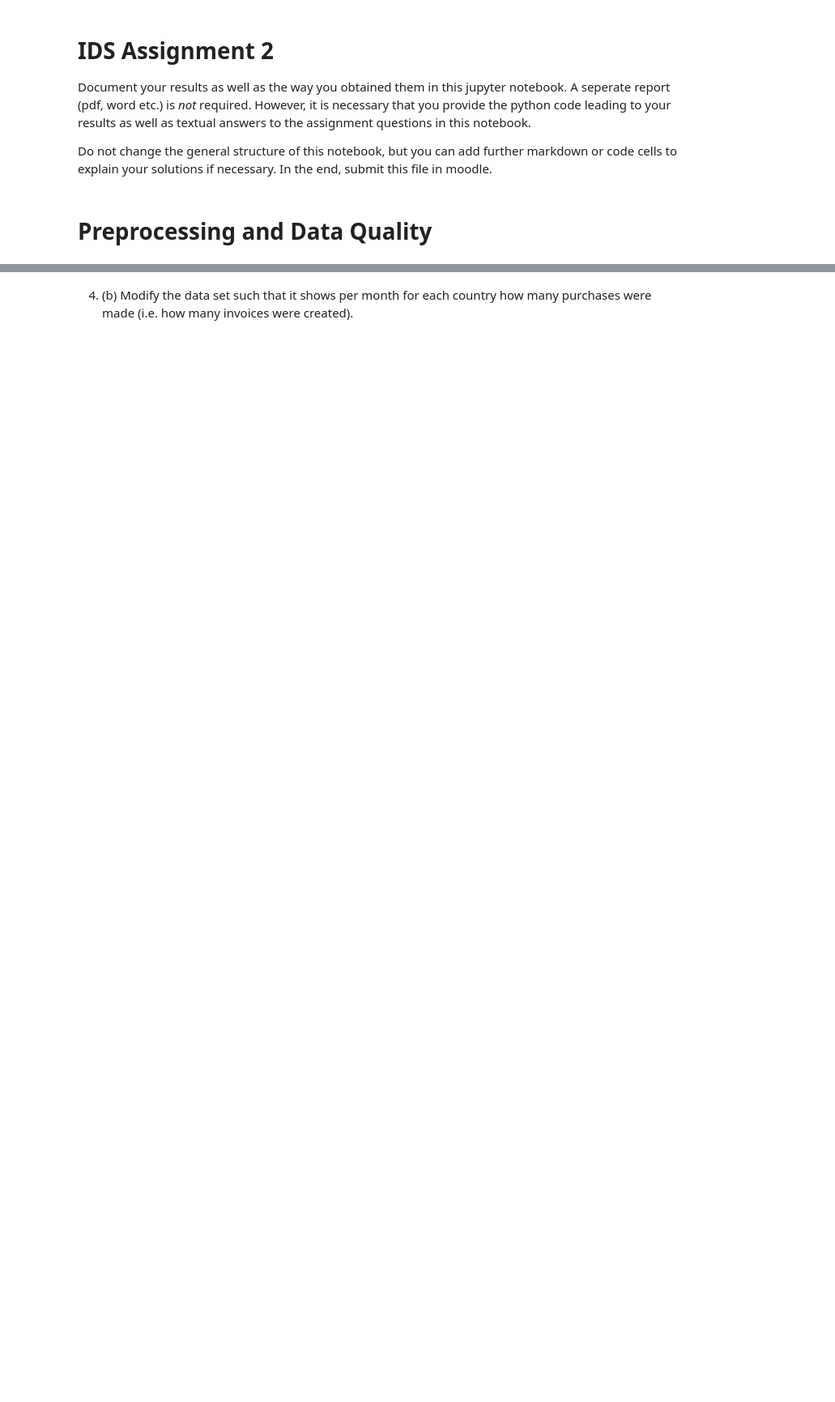
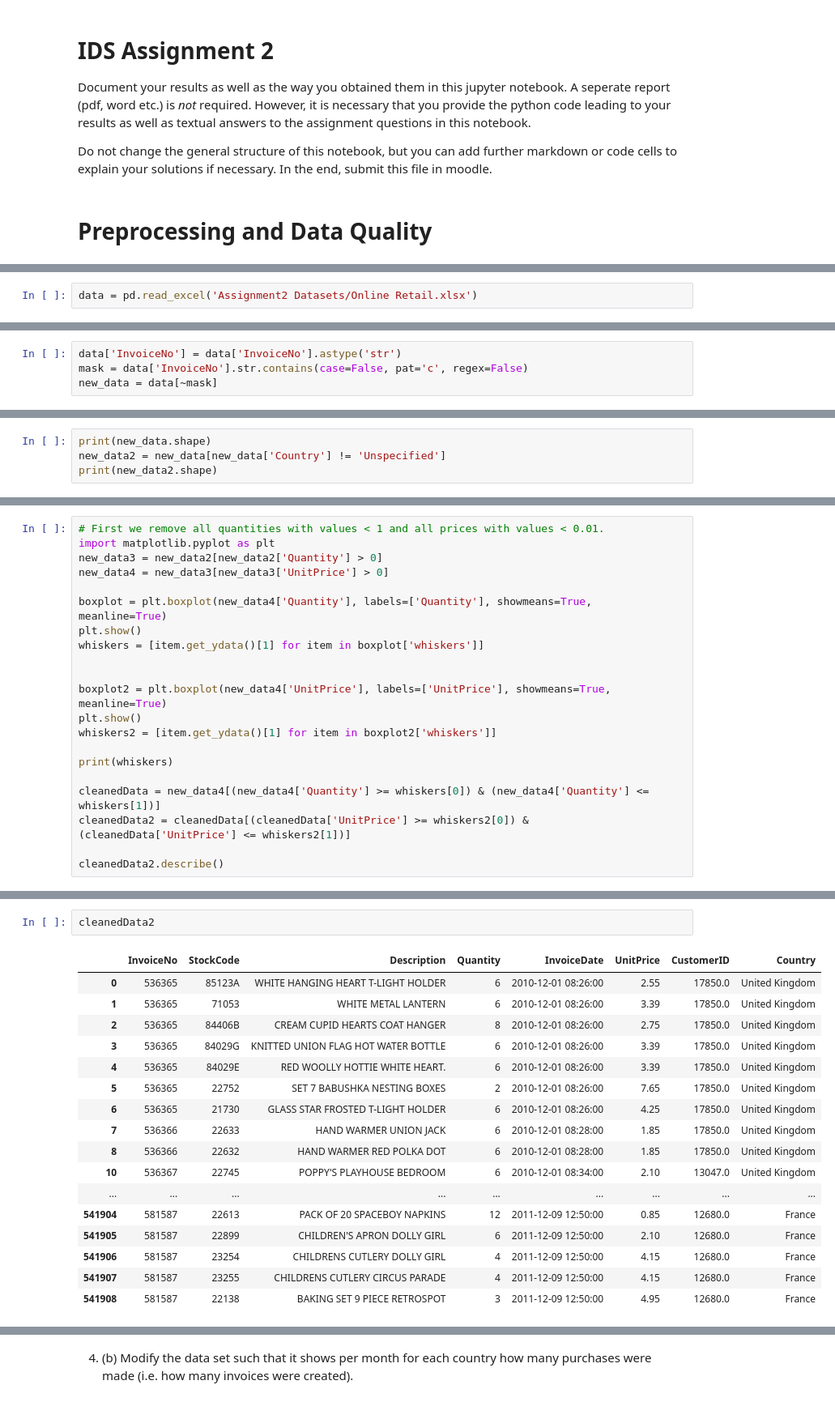
Before and after one commit to mrsonuk/university, a Jupyter notebook: data_science/assignment/02/Assignment2.ipynb, the cells around one changed output, grey strips where cells are left out. Shown at 81% size. Saved outputs shown, nothing was run; the diff lists cells and outputs as text; blank space fills up the shorter version.

```diff
--- a/data_science/assignment/02/Assignment2.ipynb
+++ b/data_science/assignment/02/Assignment2.ipynb
@@ -37,0 +17,2 @@ Create a stream graph that visualizes the number  of purchases (invoices) per co
+# %%
+data = pd.read_excel('Assignment2 Datasets/Online Retail.xlsx')
@@ -37,0 +40,4 @@ Create a stream graph that visualizes the number  of purchases (invoices) per co
+# %%
+data['InvoiceNo'] = data['InvoiceNo'].astype('str')
+mask = data['InvoiceNo'].str.contains(case=False, pat='c', regex=False)
+new_data = data[~mask]
@@ -37,0 +85,4 @@ Create a stream graph that visualizes the number  of purchases (invoices) per co
+# %%
+print(new_data.shape)
+new_data2 = new_data[new_data['Country'] != 'Unspecified']
+print(new_data2.shape)
@@ -37,0 +95,21 @@ Create a stream graph that visualizes the number  of purchases (invoices) per co
+# %%
+# First we remove all quantities with values < 1 and all prices with values < 0.01.
+import matplotlib.pyplot as plt
+new_data3 = new_data2[new_data2['Quantity'] > 0]
+new_data4 = new_data3[new_data3['UnitPrice'] > 0]
+
+boxplot = plt.boxplot(new_data4['Quantity'], labels=['Quantity'], showmeans=True, meanline=True)
+plt.show()
+whiskers = [item.get_ydata()[1] for item in boxplot['whiskers']]
+
+
+boxplot2 = plt.boxplot(new_data4['UnitPrice'], labels=['UnitPrice'], showmeans=True, meanline=True)
+plt.show()
+whiskers2 = [item.get_ydata()[1] for item in boxplot2['whiskers']]
+
+print(whiskers)
+
+cleanedData = new_data4[(new_data4['Quantity'] >= whiskers[0]) & (new_data4['Quantity'] <= whiskers[1])]
+cleanedData2 = cleanedData[(cleanedData['UnitPrice'] >= whiskers2[0]) & (cleanedData['UnitPrice'] <= whiskers2[1])]
+
+cleanedData2.describe()
@@ -37,0 +153,20 @@ Create a stream graph that visualizes the number  of purchases (invoices) per co
+# %%
+cleanedData2
+# %% [output]
+|  | InvoiceNo | StockCode | Description | Quantity | InvoiceDate | UnitPrice | CustomerID | Country |
+| 0 | 536365 | 85123A | WHITE HANGING HEART T-LIGHT HOLDER | 6 | 2010-12-01 08:26:00 | 2.55 | 17850.0 | United Kingdom |
+| 1 | 536365 | 71053 | WHITE METAL LANTERN | 6 | 2010-12-01 08:26:00 | 3.39 | 17850.0 | United Kingdom |
+| 2 | 536365 | 84406B | CREAM CUPID HEARTS COAT HANGER | 8 | 2010-12-01 08:26:00 | 2.75 | 17850.0 | United Kingdom |
+| 3 | 536365 | 84029G | KNITTED UNION FLAG HOT WATER BOTTLE | 6 | 2010-12-01 08:26:00 | 3.39 | 17850.0 | United Kingdom |
+| 4 | 536365 | 84029E | RED WOOLLY HOTTIE WHITE HEART. | 6 | 2010-12-01 08:26:00 | 3.39 | 17850.0 | United Kingdom |
+| 5 | 536365 | 22752 | SET 7 BABUSHKA NESTING BOXES | 2 | 2010-12-01 08:26:00 | 7.65 | 17850.0 | United Kingdom |
+| 6 | 536365 | 21730 | GLASS STAR FROSTED T-LIGHT HOLDER | 6 | 2010-12-01 08:26:00 | 4.25 | 17850.0 | United Kingdom |
+| 7 | 536366 | 22633 | HAND WARMER UNION JACK | 6 | 2010-12-01 08:28:00 | 1.85 | 17850.0 | United Kingdom |
+| 8 | 536366 | 22632 | HAND WARMER RED POLKA DOT | 6 | 2010-12-01 08:28:00 | 1.85 | 17850.0 | United Kingdom |
+| 10 | 536367 | 22745 | POPPY'S PLAYHOUSE BEDROOM | 6 | 2010-12-01 08:34:00 | 2.10 | 13047.0 | United Kingdom |
+| ... | ... | ... | ... | ... | ... | ... | ... | ... |
+| 541904 | 581587 | 22613 | PACK OF 20 SPACEBOY NAPKINS | 12 | 2011-12-09 12:50:00 | 0.85 | 12680.0 | France |
+| 541905 | 581587 | 22899 | CHILDREN'S APRON DOLLY GIRL | 6 | 2011-12-09 12:50:00 | 2.10 | 12680.0 | France |
+| 541906 | 581587 | 23254 | CHILDRENS CUTLERY DOLLY GIRL | 4 | 2011-12-09 12:50:00 | 4.15 | 12680.0 | France |
+| 541907 | 581587 | 23255 | CHILDRENS CUTLERY CIRCUS PARADE | 4 | 2011-12-09 12:50:00 | 4.15 | 12680.0 | France |
+| 541908 | 581587 | 22138 | BAKING SET 9 PIECE RETROSPOT | 3 | 2011-12-09 12:50:00 | 4.95 | 12680.0 | France |
```
Also changed, not shown: parts of 66 cells of this notebook, 3 other files.
